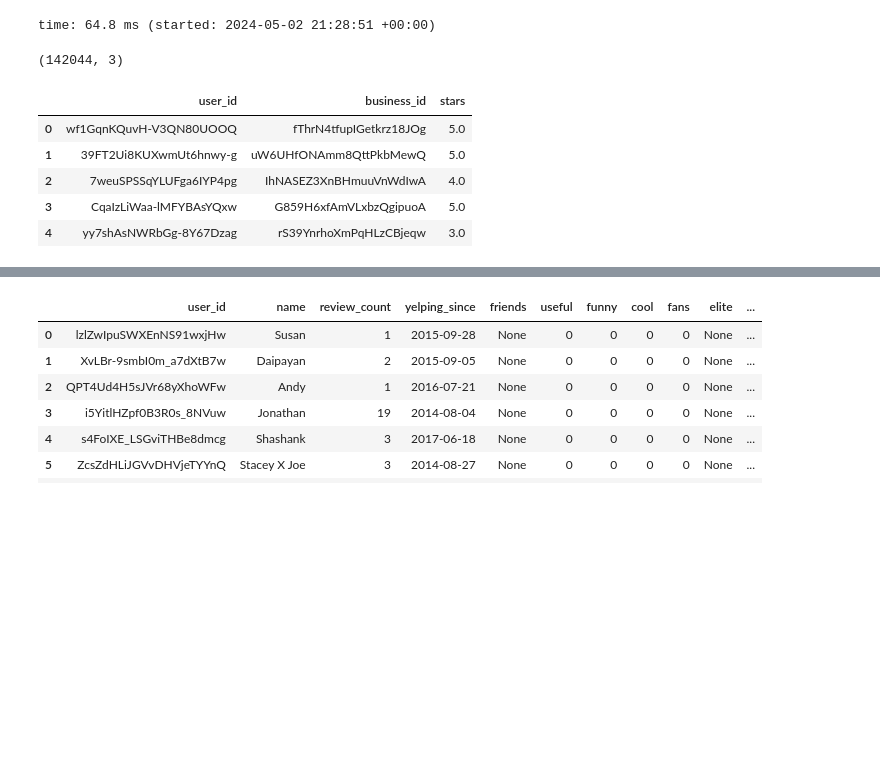
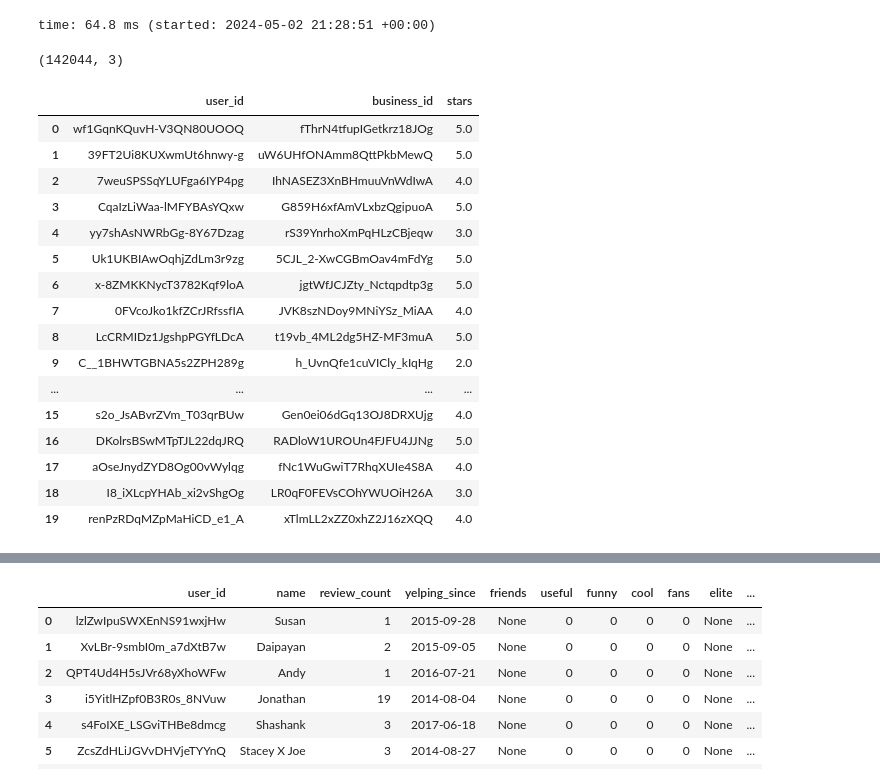
Before and after one commit to KayvanShah1/usc-dsci553-data-mining-sp24, a Jupyter notebook: competition/notebooks/competition.ipynb, the cells around one changed output, grey strips where cells are left out. Drawn from its saved outputs; the diff is of its cells as text; code cells hidden in the pictures; blank space fills up the shorter version.

```diff
--- a/competition/notebooks/competition.ipynb
+++ b/competition/notebooks/competition.ipynb
@@ -102,12 +102,23 @@ train_df.head()
 time: 64.8 ms (started: 2024-05-02 21:28:51 +00:00)
 # %%
 print(val_df.shape)
-val_df.head()
+val_df.head(20)
 # %% [output]
 (142044, 3)
 |  | user_id | business_id | stars |
 | 0 | wf1GqnKQuvH-V3QN80UOOQ | fThrN4tfupIGetkrz18JOg | 5.0 |
 | 1 | 39FT2Ui8KUXwmUt6hnwy-g | uW6UHfONAmm8QttPkbMewQ | 5.0 |
 | 2 | 7weuSPSSqYLUFga6IYP4pg | IhNASEZ3XnBHmuuVnWdIwA | 4.0 |
 | 3 | CqaIzLiWaa-lMFYBAsYQxw | G859H6xfAmVLxbzQgipuoA | 5.0 |
 | 4 | yy7shAsNWRbGg-8Y67Dzag | rS39YnrhoXmPqHLzCBjeqw | 3.0 |
+| 5 | Uk1UKBIAwOqhjZdLm3r9zg | 5CJL_2-XwCGBmOav4mFdYg | 5.0 |
+| 6 | x-8ZMKKNycT3782Kqf9loA | jgtWfJCJZty_Nctqpdtp3g | 5.0 |
+| 7 | 0FVcoJko1kfZCrJRfssfIA | JVK8szNDoy9MNiYSz_MiAA | 4.0 |
+| 8 | LcCRMIDz1JgshpPGYfLDcA | t19vb_4ML2dg5HZ-MF3muA | 5.0 |
+| 9 | C__1BHWTGBNA5s2ZPH289g | h_UvnQfe1cuVICly_kIqHg | 2.0 |
+| ... | ... | ... | ... |
+| 15 | s2o_JsABvrZVm_T03qrBUw | Gen0ei06dGq13OJ8DRXUjg | 4.0 |
+| 16 | DKolrsBSwMTpTJL22dqJRQ | RADloW1UROUn4FJFU4JJNg | 5.0 |
+| 17 | aOseJnydZYD8Og00vWylqg | fNc1WuGwiT7RhqXUIe4S8A | 4.0 |
+| 18 | I8_iXLcpYHAb_xi2vShgOg | LR0qF0FEVsCOhYWUOiH26A | 3.0 |
+| 19 | renPzRDqMZpMaHiCD_e1_A | xTlmLL2xZZ0xhZ2J16zXQQ | 4.0 |
```
Also changed, not shown: parts of 23 cells of this notebook.
